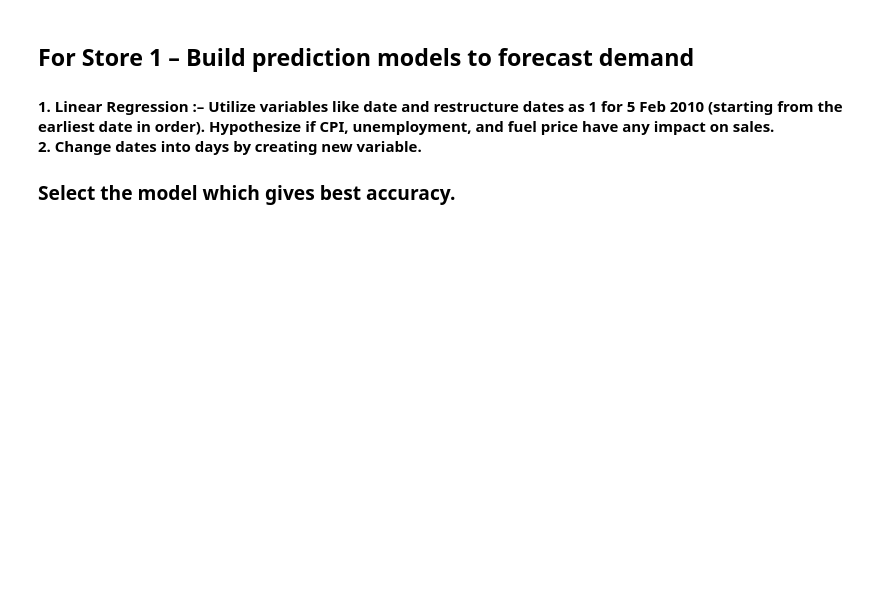
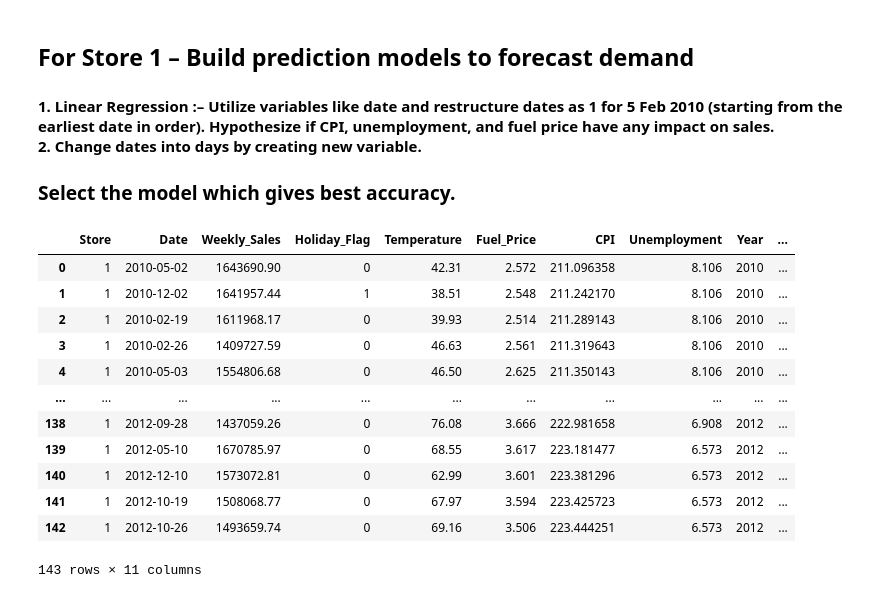
Before and after one commit to swarup4/Retail-Analysis-with-Walmart-Data, a Jupyter notebook: Walmart.ipynb, the cells around one changed output. Cells and saved outputs as stored; diff of their text form; code cells hidden in the pictures; blank space fills up the shorter version.

```diff
--- a/Walmart.ipynb
+++ b/Walmart.ipynb
@@ -162,3 +146,19 @@ semisterData(date)
 #### 1. Linear Regression :– Utilize variables like date and restructure dates as 1 for 5 Feb 2010 (starting from the earliest date in order). Hypothesize if CPI, unemployment, and fuel price have any impact on sales. <br> 2. Change dates into days by creating new variable.
 
 ### Select the model which gives best accuracy.
+# %%
+df[df['Store'] == 1]
+# %% [output]
+|  | Store | Date | Weekly_Sales | Holiday_Flag | Temperature | Fuel_Price | CPI | Unemployment | Year | ... |
+| 0 | 1 | 2010-05-02 | 1643690.90 | 0 | 42.31 | 2.572 | 211.096358 | 8.106 | 2010 | ... |
+| 1 | 1 | 2010-12-02 | 1641957.44 | 1 | 38.51 | 2.548 | 211.242170 | 8.106 | 2010 | ... |
+| 2 | 1 | 2010-02-19 | 1611968.17 | 0 | 39.93 | 2.514 | 211.289143 | 8.106 | 2010 | ... |
+| 3 | 1 | 2010-02-26 | 1409727.59 | 0 | 46.63 | 2.561 | 211.319643 | 8.106 | 2010 | ... |
+| 4 | 1 | 2010-05-03 | 1554806.68 | 0 | 46.50 | 2.625 | 211.350143 | 8.106 | 2010 | ... |
+| ... | ... | ... | ... | ... | ... | ... | ... | ... | ... | ... |
+| 138 | 1 | 2012-09-28 | 1437059.26 | 0 | 76.08 | 3.666 | 222.981658 | 6.908 | 2012 | ... |
+| 139 | 1 | 2012-05-10 | 1670785.97 | 0 | 68.55 | 3.617 | 223.181477 | 6.573 | 2012 | ... |
+| 140 | 1 | 2012-12-10 | 1573072.81 | 0 | 62.99 | 3.601 | 223.381296 | 6.573 | 2012 | ... |
+| 141 | 1 | 2012-10-19 | 1508068.77 | 0 | 67.97 | 3.594 | 223.425723 | 6.573 | 2012 | ... |
+| 142 | 1 | 2012-10-26 | 1493659.74 | 0 | 69.16 | 3.506 | 223.444251 | 6.573 | 2012 | ... |
+143 rows × 11 columns
```
Also changed, not shown: parts of 6 cells of this notebook.
